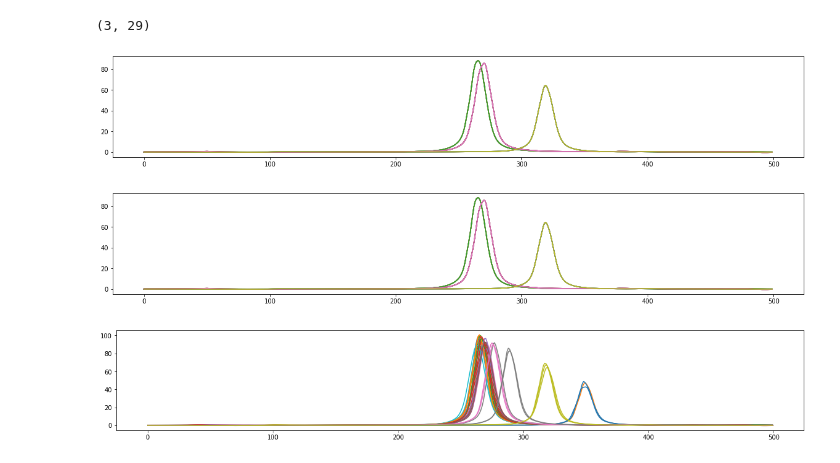
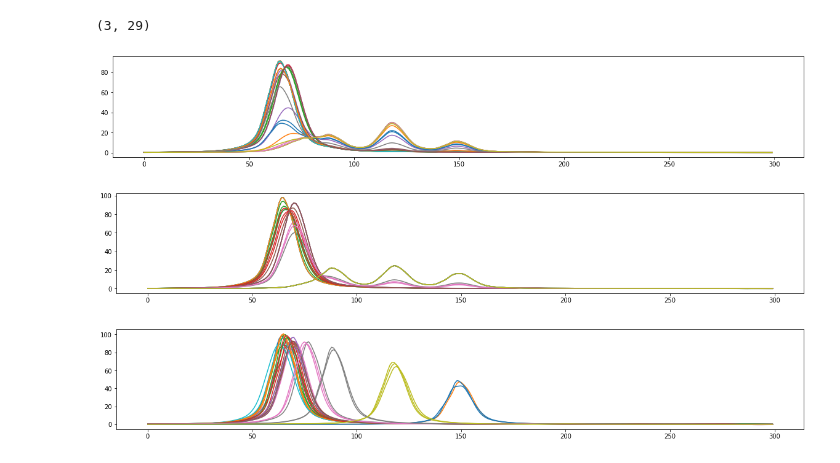
Before and after one commit to AlexanderVoldby/02466Fagprojekt2023, a Jupyter notebook: shiftAAtest.ipynb, the cells around one changed output. Drawn from its saved outputs; the diff is of its cells as text; code cells hidden in the pictures.

```diff
--- a/shiftAAtest.ipynb
+++ b/shiftAAtest.ipynb
@@ -7,6 +7,7 @@ import matplotlib.pyplot as plt
 import numpy as np
 # %%
 plt.plot(X.T[68000:80500])
-X = X.T[68000:80500]
+# X = X.T[68000:80500]
+X=X.T
 plt.show()
 # %% [output]
@@ -25,8 +26,8 @@ epoch: 12, Loss: 0.7740795028061309
 A = np.matmul(C, X.T)
 rec_shift = np.matmul(S, A)
 
-A = np.matmul(C_init, X.T)
-rec_init = np.matmul(S_init, A)
+A_init = np.matmul(C_init, X.T)
+rec_init = np.matmul(S_init, A_init)
 # %%
 
 C.shape
@@ -39,14 +40,18 @@ C.shape
 (3, 29)
 # %%
 plt.rcParams["figure.figsize"] = (20,3)
-plt.plot(rec_shift.T[8500:9000])
+
+lim = (76700,77000)
+# lim = (0,125000)
+
+plt.plot(rec_shift.T[lim[0]:lim[1]])
 #change figure size
 plt.show()
-plt.plot(rec_init.T[8500:9000])
+plt.plot(rec_init.T[lim[0]:lim[1]])
 plt.show()
-plt.plot(X[8500:9000])
+plt.plot(X[lim[0]:lim[1]])
 plt.show()
 # %% [output]
-[figure, old version]
+[figure, new version]
-[figure, old version]
+[figure, new version]
-[figure, old version]
+[figure, new version]
```
Also changed, not shown: parts of 2 cells of this notebook, 1 other file.
